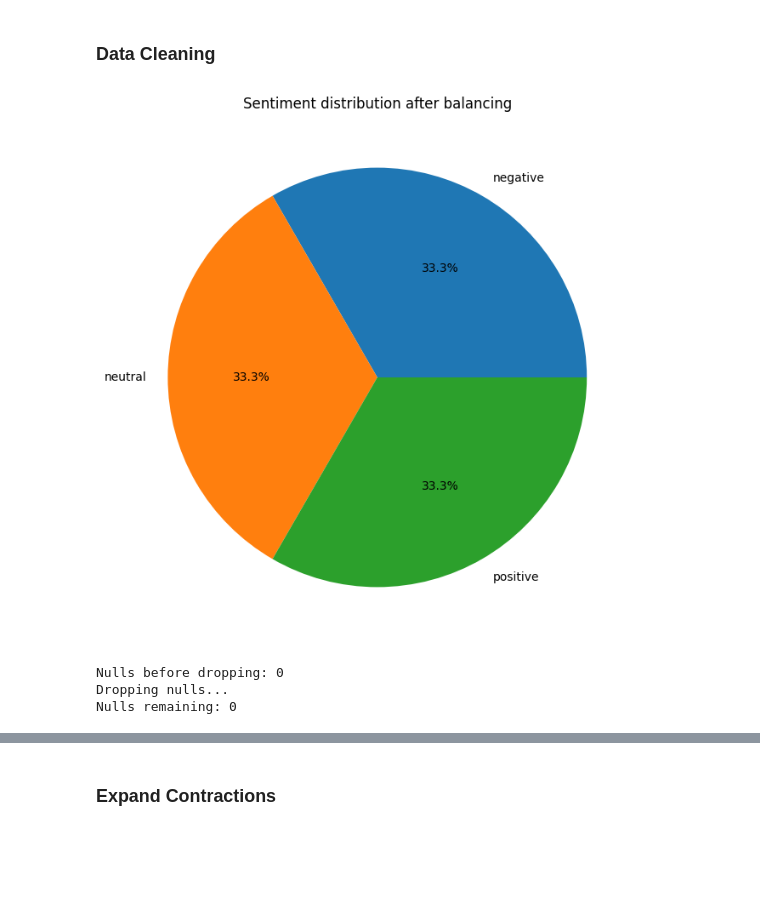
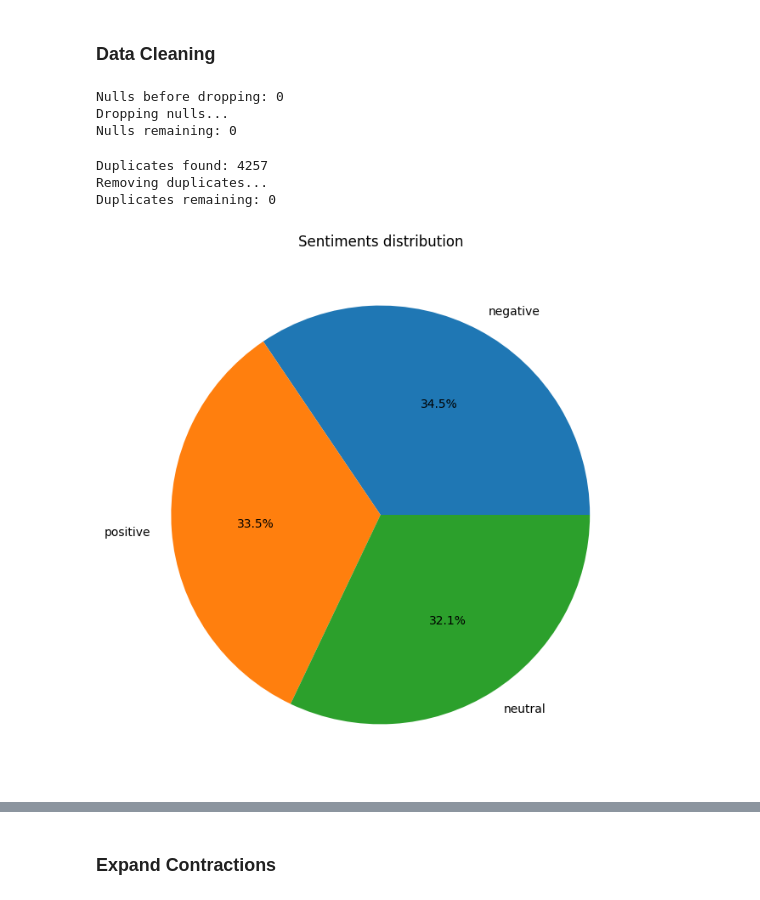
Before and after one commit to opixelum/finance-news-sentiment-classifier, a Jupyter notebook: finance-news-sentiment-classifier.ipynb, the cells around one changed output, grey strips where cells are left out. Cells and saved outputs as stored; diff of their text form; code cells hidden in the pictures; blank space fills up the shorter version.

```diff
--- a/finance-news-sentiment-classifier.ipynb
+++ b/finance-news-sentiment-classifier.ipynb
@@ -219,21 +208,5 @@ plt.show()
 # %% [markdown]
 ### Data Cleaning
-# %%
-# Balance dataframe so that each sentiment has the same number of elements
-min_label_count: int = label_counts.values[-1]
-negative_sample: DataFrame = X[X["sentiment"] == "negative"].sample(min_label_count)
-neutral_sample: DataFrame = X[X["sentiment"] == "neutral"].sample(min_label_count)
-positive_sample: DataFrame = X[X["sentiment"] == "positive"].sample(min_label_count)
-X: DataFrame = pd.concat([negative_sample, neutral_sample, positive_sample])
-
-# Visualize sentiment distribution after balancing
-label_counts: Series = X["sentiment"].value_counts()
-plt.figure(figsize=(8, 8))
-plt.pie(label_counts, labels=label_counts.index, autopct='%1.1f%%')
-plt.title('Sentiment distribution after balancing')
-plt.show()
-# %% [output]
-[figure, removed]
 # %%
 # Check for nulls
 print("Nulls before dropping:", X.isnull().sum().sum())
@@ -244,3 +217,24 @@ print("Nulls remaining:", X.isnull().sum().sum())
 Nulls before dropping: 0
 Dropping nulls...
 Nulls remaining: 0
+# %%
+# Check for duplicates
+print("Duplicates found:", X.text.duplicated().sum().sum())
+print("Removing duplicates...")
+X.drop_duplicates(subset=["text"], inplace=True)
+print("Duplicates remaining:", X.text.duplicated().sum().sum())
+# %% [output]
+Duplicates found: 4257
+Removing duplicates...
+Duplicates remaining: 0
+# %%
+import matplotlib.pyplot as plt
+from pandas import Series
+
+label_counts: Series = X.sentiment.value_counts()
+plt.figure(figsize=(8, 8))
+plt.pie(label_counts, labels=label_counts.index, autopct='%1.1f%%')
+plt.title('Sentiments distribution')
+plt.show()
+# %% [output]
+[figure, added]
```
Also changed, not shown: parts of 21 cells of this notebook.
